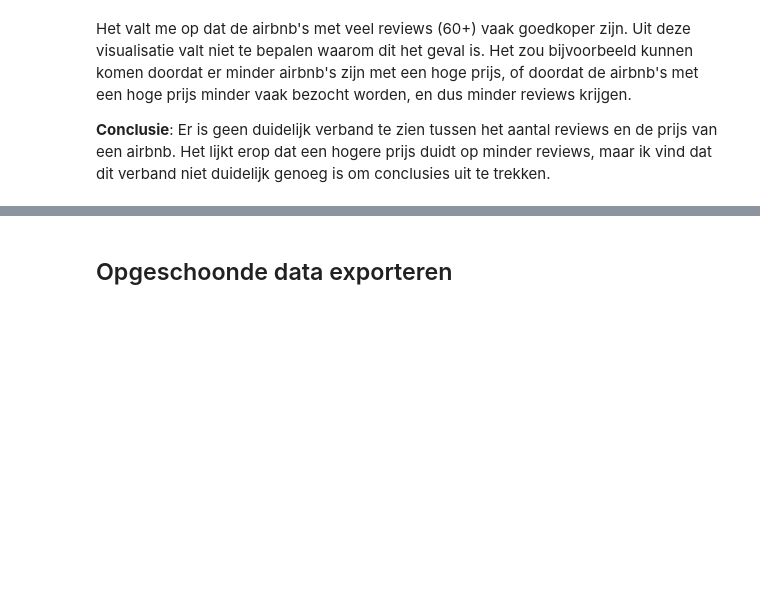
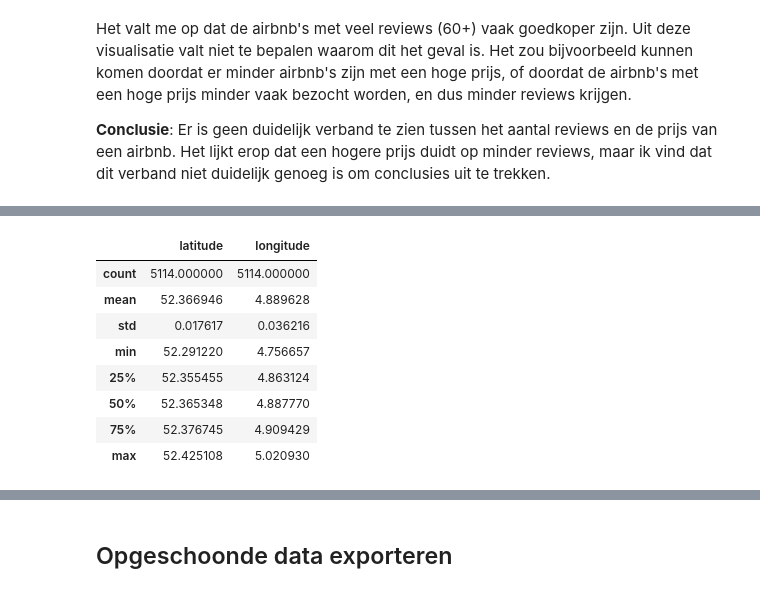
Before and after one commit to GitMathijs/S3_AI_lesmateriaal, a Jupyter notebook: Data/airbnb-opdracht.ipynb, the cells around one changed output, grey strips where cells are left out. Cells and saved outputs as stored; diff of their text form; code cells hidden in the pictures; blank space fills up the shorter version.

```diff
--- a/Data/airbnb-opdracht.ipynb
+++ b/Data/airbnb-opdracht.ipynb
@@ -269,0 +287,14 @@ Het valt me op dat de airbnb's met veel reviews (60+) vaak goedkoper zijn. Uit d
+# %%
+# beide floats, dat is goed
+# nu check ik wat centrummaten
+airbnb_clean[["latitude", "longitude"]].describe()
+# %% [output]
+|  | latitude | longitude |
+| count | 5114.000000 | 5114.000000 |
+| mean | 52.366946 | 4.889628 |
+| std | 0.017617 | 0.036216 |
+| min | 52.291220 | 4.756657 |
+| 25% | 52.355455 | 4.863124 |
+| 50% | 52.365348 | 4.887770 |
+| 75% | 52.376745 | 4.909429 |
+| max | 52.425108 | 5.020930 |
```
Also changed, not shown: parts of 8 cells of this notebook.
